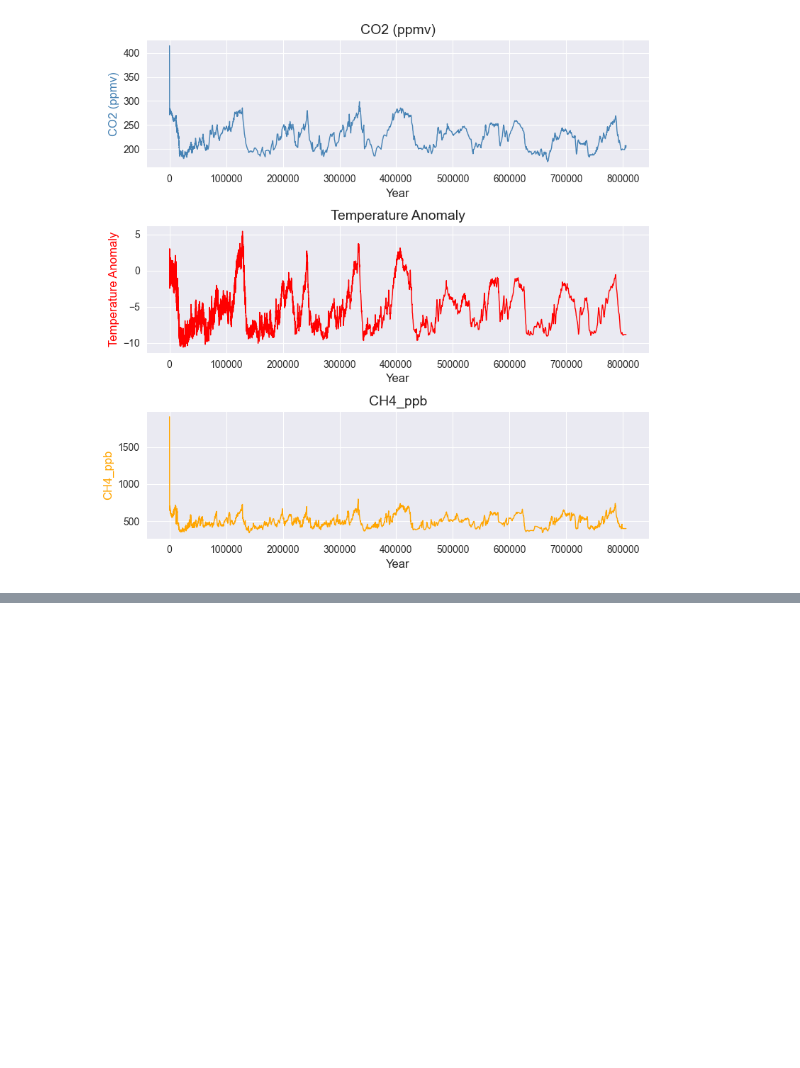
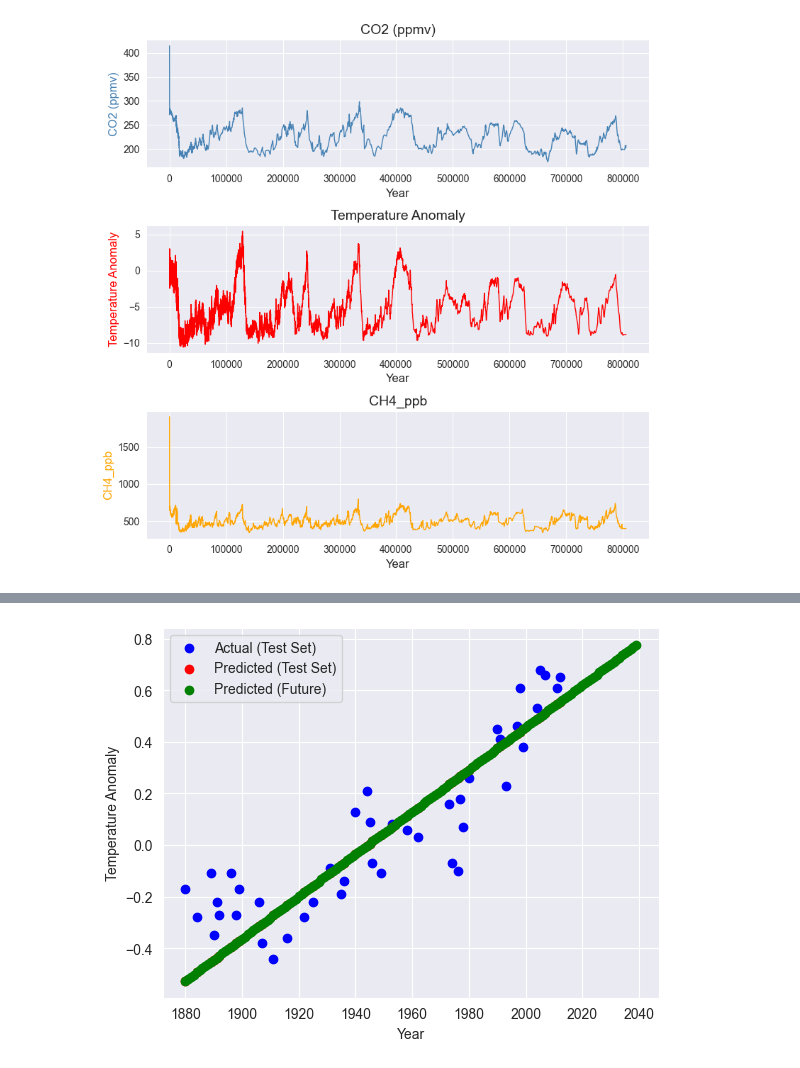
Before and after one commit to Cecilia8989/PfDA_Project2, a Jupyter notebook: pfda_project2.ipynb, the cells around one changed output, grey strips where cells are left out. Saved outputs shown, nothing was run; the diff lists cells and outputs as text; code cells hidden in the pictures; blank space fills up the shorter version.

```diff
--- a/pfda_project2.ipynb
+++ b/pfda_project2.ipynb
@@ -1301,0 +1451,11 @@ plt.show()
+# %%
+# Plotting actual, predicted values for the test set, and future predictions
+plt.scatter(x_test, y_test, color='blue', label='Actual (Test Set)')
+plt.scatter(x_test, predictions_test, color='red', label='Predicted (Test Set)')
+plt.scatter(future_years, predictions_future, color='green', label='Predicted (Future)')
+plt.xlabel('Year')
+plt.ylabel('Temperature Anomaly')
+plt.legend()
+plt.show()
+# %% [output]
+[figure, added]
```
Also changed, not shown: parts of 15 cells of this notebook, 2 other files.
